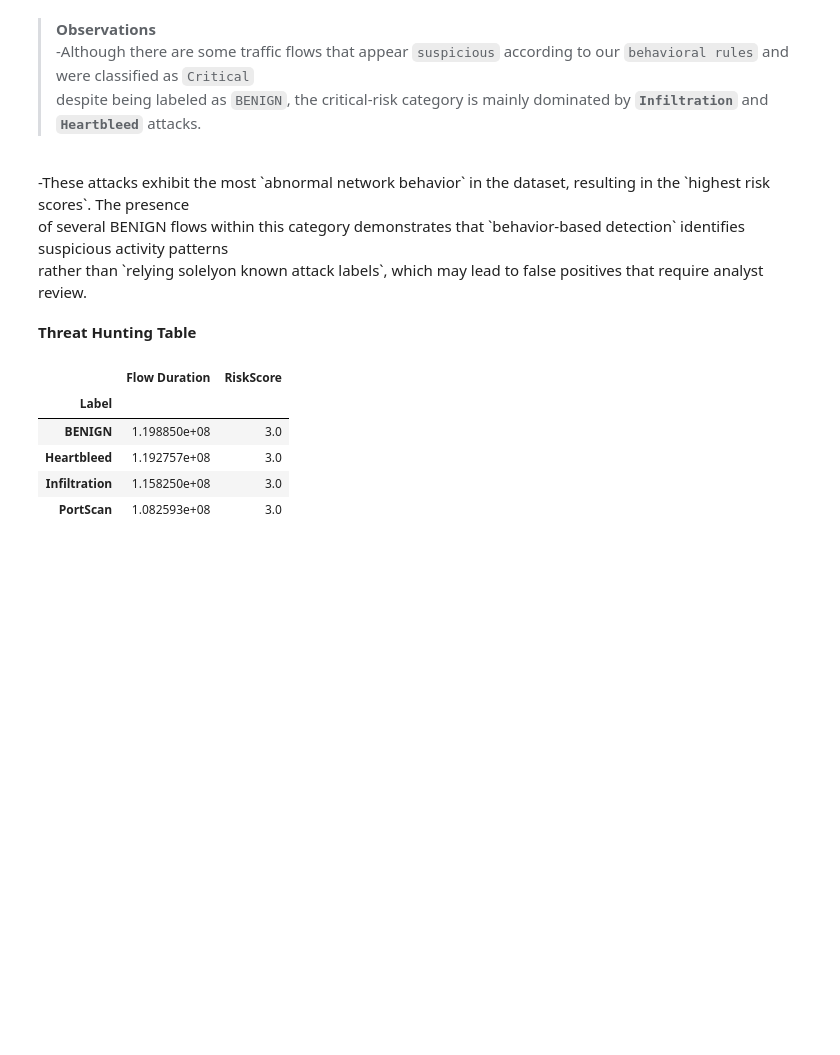
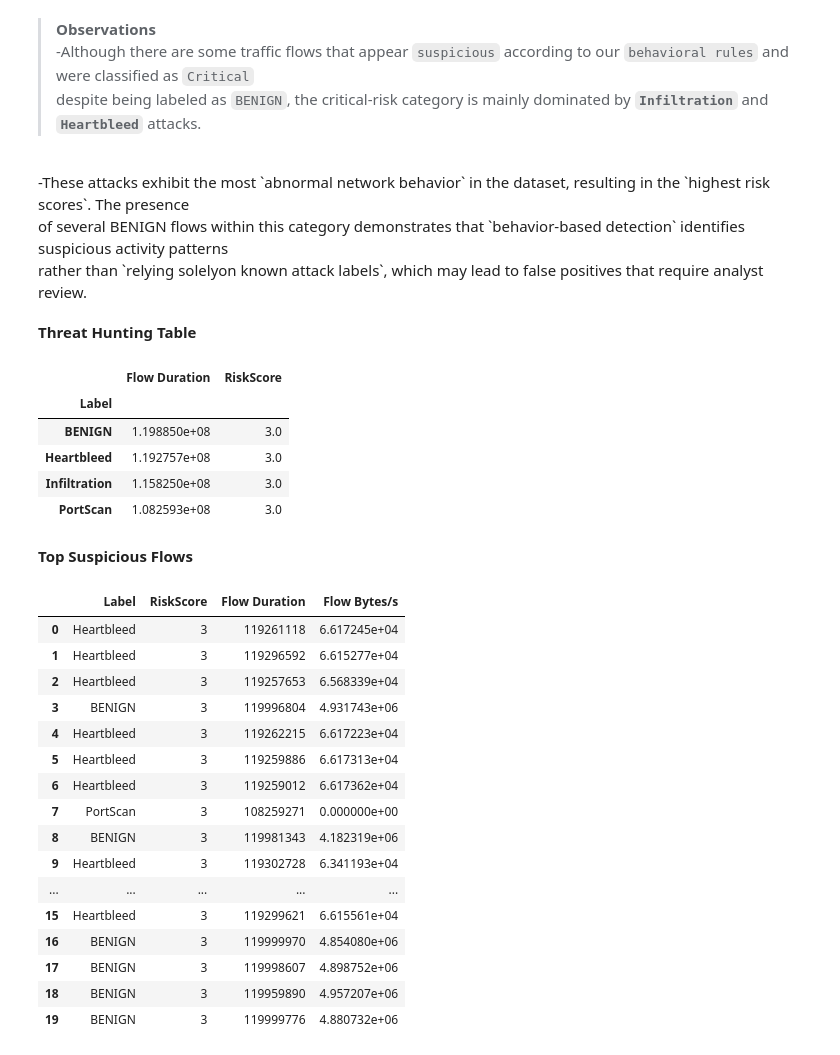
Before and after one commit to KHARCHISalahEddine/data-analysis-portfolio, a Jupyter notebook: projects/threatscope-analytics/notebooks/01_security_eda.ipynb, the cells around one changed output. Drawn from its saved outputs; the diff is of its cells as text; code cells hidden in the pictures; blank space fills up the shorter version.

```diff
--- a/projects/threatscope-analytics/notebooks/01_security_eda.ipynb
+++ b/projects/threatscope-analytics/notebooks/01_security_eda.ipynb
@@ -1118,3 +1118,40 @@ threat_hunting_summary
 | Heartbleed | 1.192757e+08 | 3.0 |
 | Infiltration | 1.158250e+08 | 3.0 |
 | PortScan | 1.082593e+08 | 3.0 |
+# %% [markdown]
+**Top Suspicious Flows**
+# %%
+suspicious_flows = (
+    df.sort_values(
+        by="RiskScore",
+        ascending=False
+    )
+    .head(20)
+)
+
+suspicious_flows[
+    [
+        "Label",
+        "RiskScore",
+        "Flow Duration",
+        "Flow Bytes/s"
+    ]
+].reset_index(drop=True)
+# %% [output]
+|  | Label | RiskScore | Flow Duration | Flow Bytes/s |
+| 0 | Heartbleed | 3 | 119261118 | 6.617245e+04 |
+| 1 | Heartbleed | 3 | 119296592 | 6.615277e+04 |
+| 2 | Heartbleed | 3 | 119257653 | 6.568339e+04 |
+| 3 | BENIGN | 3 | 119996804 | 4.931743e+06 |
+| 4 | Heartbleed | 3 | 119262215 | 6.617223e+04 |
+| 5 | Heartbleed | 3 | 119259886 | 6.617313e+04 |
+| 6 | Heartbleed | 3 | 119259012 | 6.617362e+04 |
+| 7 | PortScan | 3 | 108259271 | 0.000000e+00 |
+| 8 | BENIGN | 3 | 119981343 | 4.182319e+06 |
+| 9 | Heartbleed | 3 | 119302728 | 6.341193e+04 |
+| ... | ... | ... | ... | ... |
+| 15 | Heartbleed | 3 | 119299621 | 6.615561e+04 |
+| 16 | BENIGN | 3 | 119999970 | 4.854080e+06 |
+| 17 | BENIGN | 3 | 119998607 | 4.898752e+06 |
+| 18 | BENIGN | 3 | 119959890 | 4.957207e+06 |
+| 19 | BENIGN | 3 | 119999776 | 4.880732e+06 |
```
Also changed, not shown: parts of 5 cells of this notebook.
